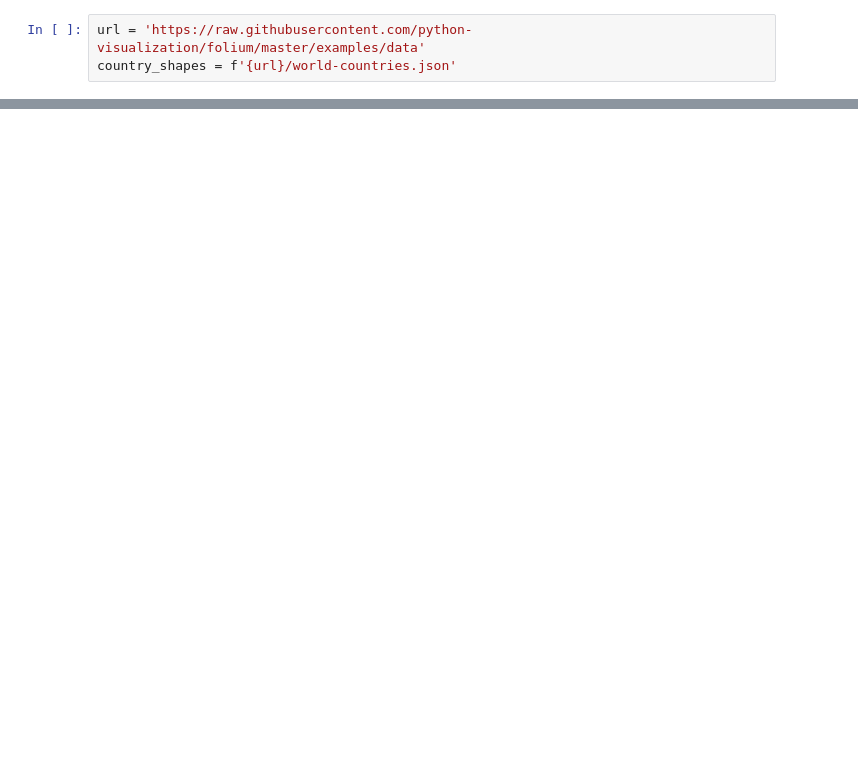
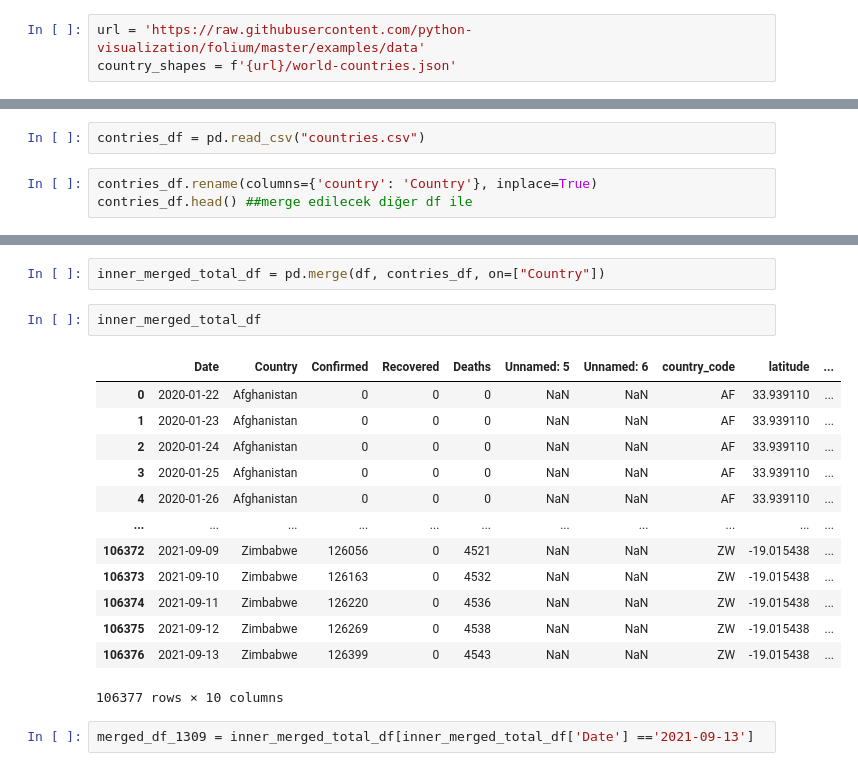
Before and after one commit to simgemulla/covid19-analysis, a Jupyter notebook: covid19.ipynb, the cells around one changed output, grey strips where cells are left out. Drawn from its saved outputs; the diff is of its cells as text; blank space fills up the shorter version.

```diff
--- a/covid19.ipynb
+++ b/covid19.ipynb
@@ -21,0 +66,5 @@ folium.Choropleth(
+# %%
+contries_df = pd.read_csv("countries.csv")
+# %%
+contries_df.rename(columns={'country': 'Country'}, inplace=True)
+contries_df.head() ##merge edilecek diğer df ile
@@ -21,0 +78,20 @@ folium.Choropleth(
+# %%
+inner_merged_total_df = pd.merge(df, contries_df, on=["Country"])
+# %%
+inner_merged_total_df
+# %% [output]
+|  | Date | Country | Confirmed | Recovered | Deaths | Unnamed: 5 | Unnamed: 6 | country_code | latitude | ... |
+| 0 | 2020-01-22 | Afghanistan | 0 | 0 | 0 | NaN | NaN | AF | 33.939110 | ... |
+| 1 | 2020-01-23 | Afghanistan | 0 | 0 | 0 | NaN | NaN | AF | 33.939110 | ... |
+| 2 | 2020-01-24 | Afghanistan | 0 | 0 | 0 | NaN | NaN | AF | 33.939110 | ... |
+| 3 | 2020-01-25 | Afghanistan | 0 | 0 | 0 | NaN | NaN | AF | 33.939110 | ... |
+| 4 | 2020-01-26 | Afghanistan | 0 | 0 | 0 | NaN | NaN | AF | 33.939110 | ... |
+| ... | ... | ... | ... | ... | ... | ... | ... | ... | ... | ... |
+| 106372 | 2021-09-09 | Zimbabwe | 126056 | 0 | 4521 | NaN | NaN | ZW | -19.015438 | ... |
+| 106373 | 2021-09-10 | Zimbabwe | 126163 | 0 | 4532 | NaN | NaN | ZW | -19.015438 | ... |
+| 106374 | 2021-09-11 | Zimbabwe | 126220 | 0 | 4536 | NaN | NaN | ZW | -19.015438 | ... |
+| 106375 | 2021-09-12 | Zimbabwe | 126269 | 0 | 4538 | NaN | NaN | ZW | -19.015438 | ... |
+| 106376 | 2021-09-13 | Zimbabwe | 126399 | 0 | 4543 | NaN | NaN | ZW | -19.015438 | ... |
+106377 rows × 10 columns
+# %%
+merged_df_1309 = inner_merged_total_df[inner_merged_total_df['Date'] =='2021-09-13']
```
Also changed, not shown: parts of 9 cells of this notebook, 1 other file.
